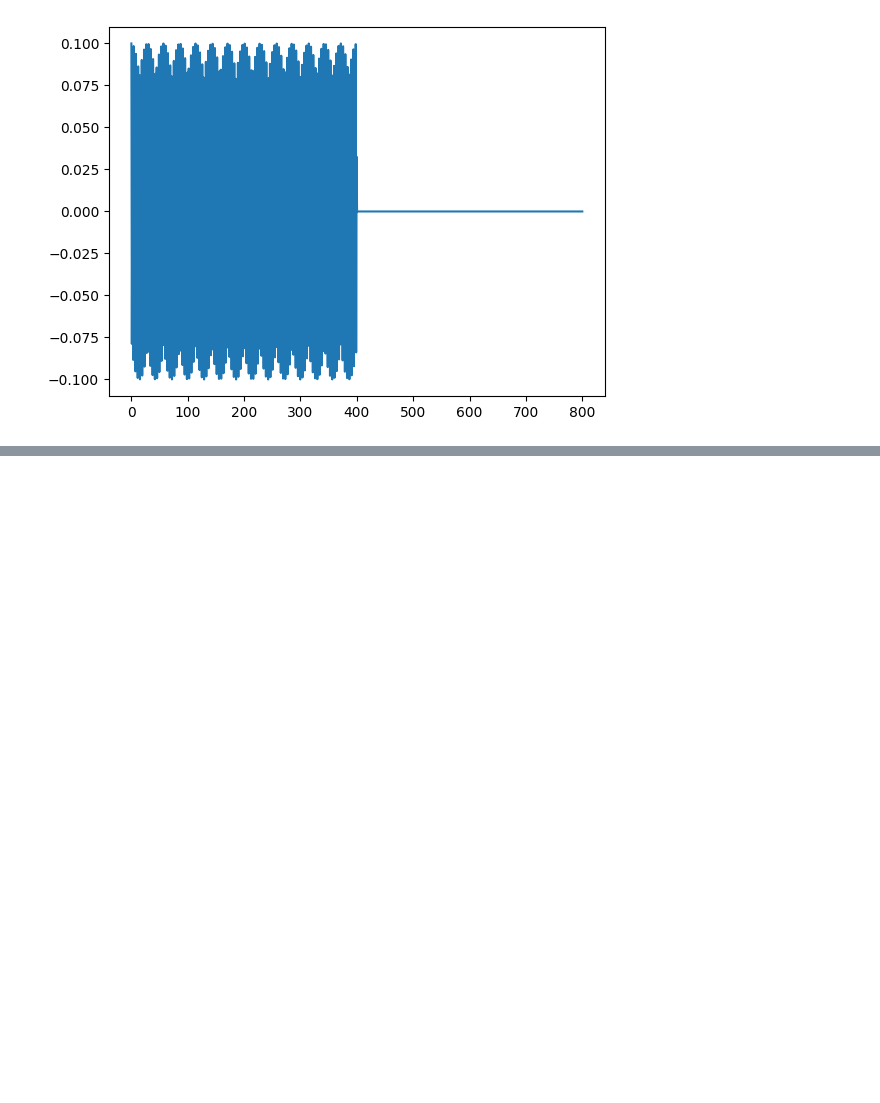
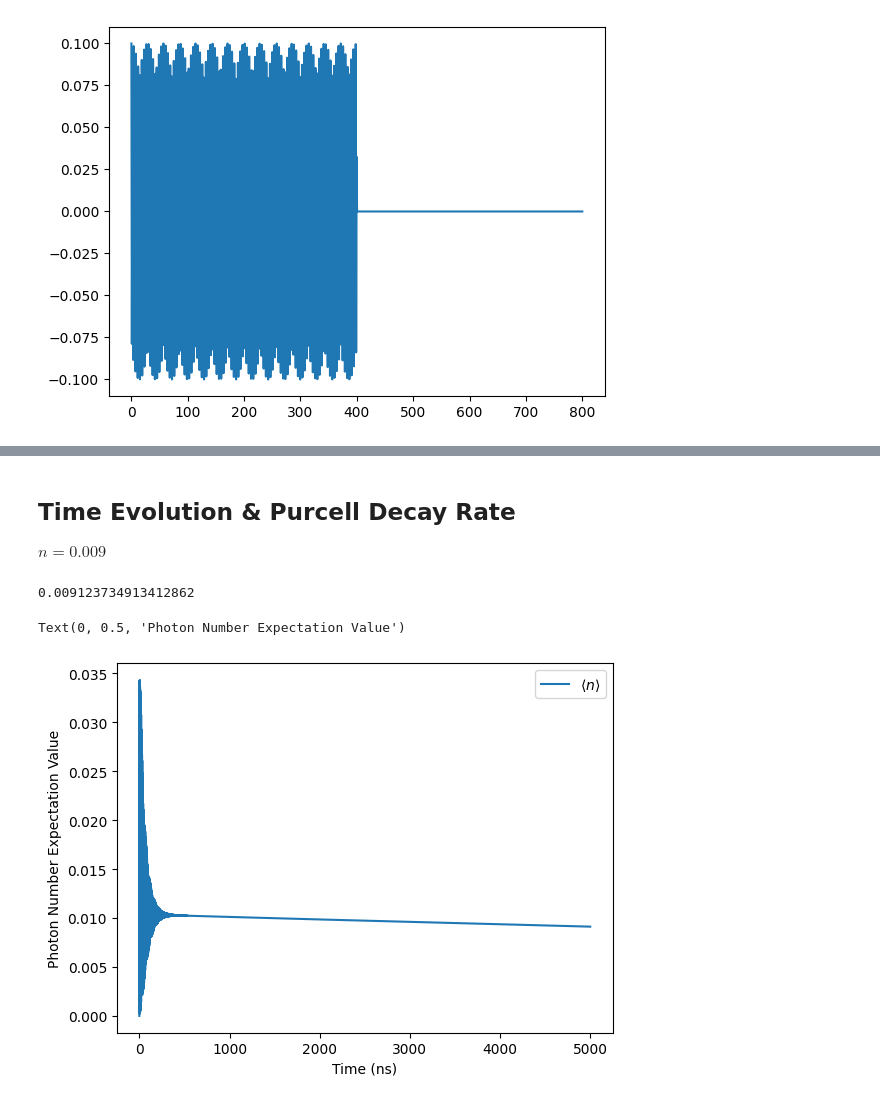
Before and after one commit to BrainConnection/Dynamical_Decoupling_Project, a Jupyter notebook: Purcell Filter.ipynb, the cells around one changed output, grey strips where cells are left out. Cells and saved outputs as stored; diff of their text form; code cells hidden in the pictures; blank space fills up the shorter version.

```diff
--- a/Purcell Filter.ipynb
+++ b/Purcell Filter.ipynb
@@ -348,0 +364,30 @@ popt
+# %% [markdown]
+## Time Evolution & Purcell Decay Rate
+
+$n=0.009$
+# %%
+tlist = np.linspace(0, 5000, 50000)
+
+result = mesolve(
+    [H0, [tensor(qeye(2), a+a.dag(), qeye(N)), Hrd_coeff]],
+    psi_21,
+    tlist,
+    c_ops = [np.sqrt(kappa_f) * tensor(qeye(2), qeye(N), b)],
+    args = {'A': 0.001 * 2 * np.pi, 'T': 5000, 'omega_rd': omega_rd},
+    e_ops = op_list,
+)
+
+result.expect[4][-1]
+# %% [output]
+0.009123734913412862
+# %%
+# Plot Readout Resonator Photon Number
+
+fig, ax = plt.subplots(1, 1)
+ax.plot(tlist, result.expect[4], label = r'$\langle n \rangle$')
+ax.legend(loc = 0)
+ax.set_xlabel('Time (ns)')
+ax.set_ylabel('Photon Number Expectation Value')
+# %% [output]
+Text(0, 0.5, 'Photon Number Expectation Value')
+[figure, added]
```
Also changed, not shown: parts of 16 cells of this notebook.
